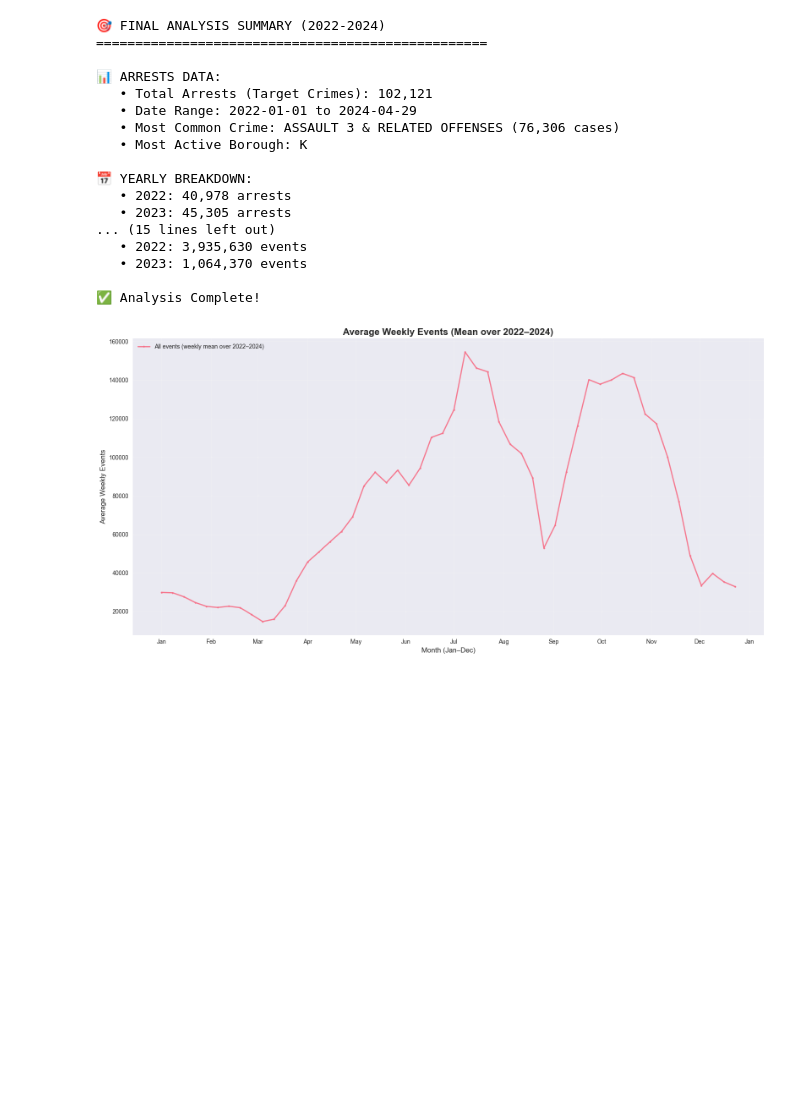
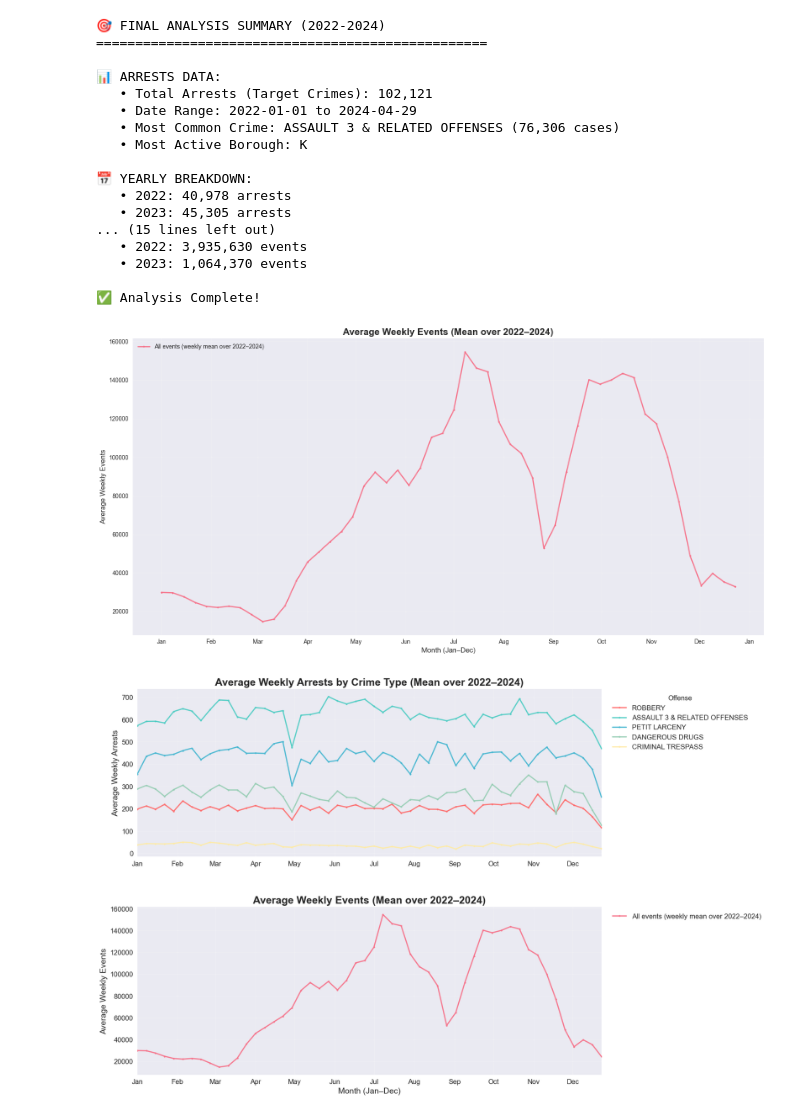
Before and after one commit to Jatixx/Data_Mining_and_Text_Mining, a Jupyter notebook: analysis_clean.ipynb, the cells around one changed output. Drawn from its saved outputs; the diff is of its cells as text; code cells hidden in the pictures; blank space fills up the shorter version.

```diff
--- a/analysis_clean.ipynb
+++ b/analysis_clean.ipynb
@@ -581,3 +581,99 @@ plt.tight_layout()
 plt.show()
 # %% [output]
 [figure]
+# %%
+import pandas as pd
+import matplotlib.pyplot as plt
+import matplotlib.dates as mdates
+
+# ----------------- Fonts & Layout -----------------
+TITLE_FS = 18
+LABEL_FS = 14
+TICK_FS  = 12
+LEGEND_FS = 12
+LEGEND_TITLE_FS = 12
+
+# ---------- Gemeinsame Vorbereitungen ----------
+# Arrests
+df_a = df_arrests_filtered.copy()
+df_a['arrest_date'] = pd.to_datetime(df_a['arrest_date'], errors='coerce')
+iso_a = df_a['arrest_date'].dt.isocalendar()
+df_a['iso_year'] = iso_a.year
+df_a['iso_week'] = iso_a.week
+df_a = df_a[df_a['iso_week'] <= 52]
+
+# Events
+ev = df_events.copy()
+ev['start_date_time'] = pd.to_datetime(ev['start_date_time'], errors='coerce')
+ev = ev.dropna(subset=['start_date_time'])
+iso_e = ev['start_date_time'].dt.isocalendar()
+ev['iso_year'] = iso_e.year
+ev['iso_week'] = iso_e.week
+ev = ev[ev['iso_week'] <= 52]
+
+# X-Achse: identische Referenzdaten (Montag jeder ISO-KW in Dummy-Jahr 2024)
+week_dates = [pd.Timestamp.fromisocalendar(2024, w, 1) for w in range(1, 53)]
+
+# ---------- Figure & Axes ----------
+fig, (ax1, ax2) = plt.subplots(2, 1, sharex=True, figsize=(16, 12), constrained_layout=False)
+# Platz rechts für beide Legenden reservieren, damit gleiche Plotbreite
+fig.subplots_adjust(right=0.82, hspace=0.30)
+
+# ---------- Plot 1: Arrests ----------
+for i, offense in enumerate(target_offenses):
+    sub = df_a[df_a['ofns_desc'] == offense]
+    if sub.empty:
+        continue
+    weekly_counts = (
+        sub.groupby(['iso_year', 'iso_week'])
+           .size().reset_index(name='arrests')
+    )
+    avg_by_week = (weekly_counts.groupby('iso_week')['arrests']
+                   .mean().reindex(range(1, 53)))
+    ax1.plot(
+        week_dates, avg_by_week.values,
+        label=offense,
+        color=crime_colors[i % len(crime_colors)],
+        linewidth=2, marker='o', markersize=3, alpha=0.95
+    )
+
+ax1.set_title('Average Weekly Arrests by Crime Type (Mean over 2022–2024)', fontsize=TITLE_FS, fontweight='bold')
+ax1.set_ylabel('Average Weekly Arrests', fontsize=LABEL_FS)
+ax1.legend(title='Offense', frameon=False, loc='upper left', bbox_to_anchor=(1.01, 1.0),
+           fontsize=LEGEND_FS, title_fontsize=LEGEND_TITLE_FS)
+
+# ---------- Plot 2: Events ----------
+weekly_counts_e = (
+    ev.groupby(['iso_year', 'iso_week'])
+      .size().reset_index(name='events')
+)
+avg_by_week_e = (weekly_counts_e.groupby('iso_week')['events']
+                 .mean().reindex(range(1, 53)))
+ax2.plot(
+    week_dates, avg_by_week_e.values,
+    linewidth=2, marker='o', markersize=3, alpha=0.95,
+    label='All events (weekly mean over 2022–2024)'
+)
+
+ax2.set_title('Average Weekly Events (Mean over 2022–2024)', fontsize=TITLE_FS, fontweight='bold')
+ax2.set_xlabel('Month (Jan–Dec)', fontsize=LABEL_FS)
+ax2.set_ylabel('Average Weekly Events', fontsize=LABEL_FS)
+ax2.legend(frameon=False, loc='upper left', bbox_to_anchor=(1.01, 1.0),
+           fontsize=LEGEND_FS, title_fontsize=LEGEND_TITLE_FS)
+
+# ---------- Gemeinsame X-Achse & Styling ----------
+for ax in (ax1, ax2):
+    ax.xaxis.set_major_locator(mdates.MonthLocator(interval=1))
+    ax.xaxis.set_major_formatter(mdates.DateFormatter('%b'))
+    ax.grid(True, alpha=0.25)
+    ax.tick_params(axis='both', labelsize=TICK_FS)
+
+# WICHTIG: Bei sharex zeigt Matplotlib standardmäßig nur unten die x-Ticks an.
+# Damit auch der obere Plot Monatslabels hat:
+ax1.tick_params(axis='x', labelbottom=True)
+
+ax2.set_xlim(week_dates[0], week_dates[-1])
+
+plt.show()
+# %% [output]
+[figure, added]
```
